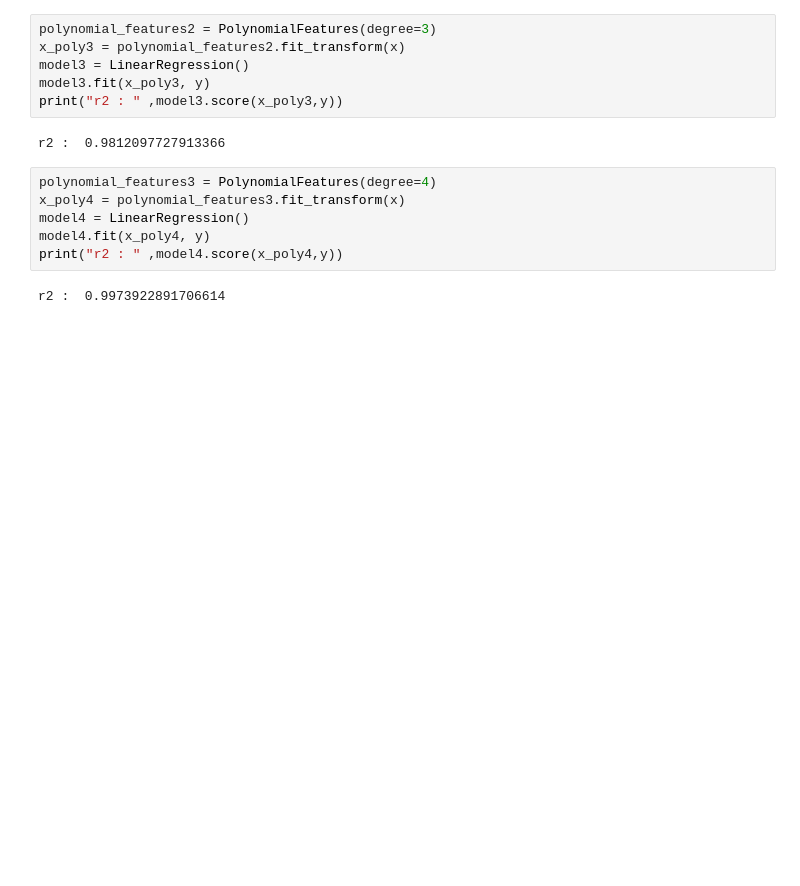
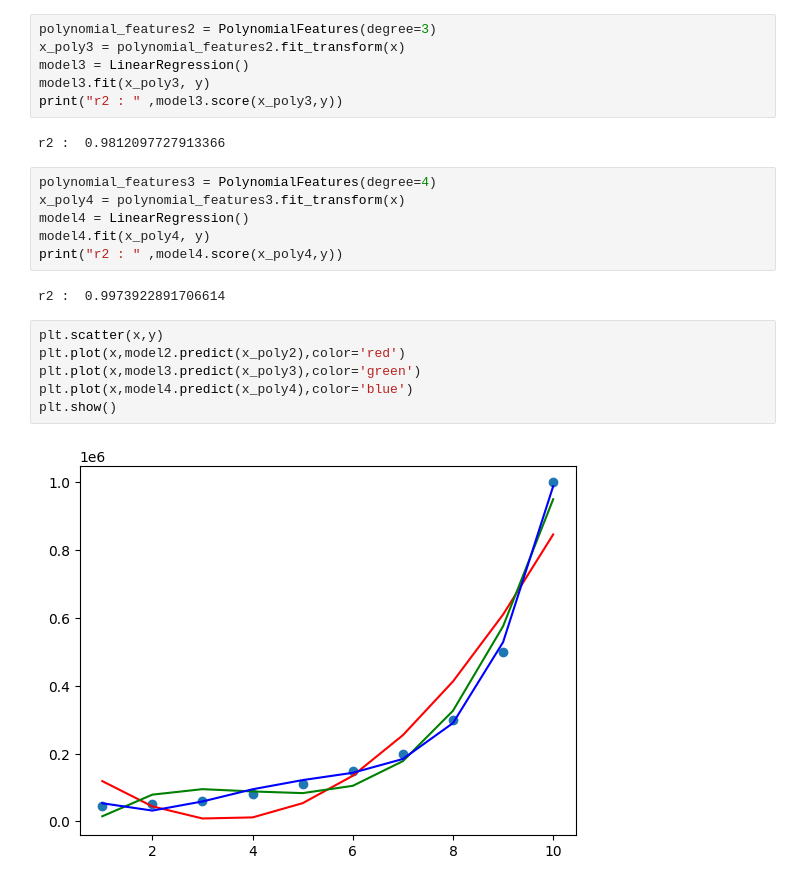
Before and after one commit to Pradishan/AI-stage-2, a Jupyter notebook: quiz2.ipynb, the cells around one changed output. Saved outputs shown, nothing was run; the diff lists cells and outputs as text; blank space fills up the shorter version.

Commit message:
comparison graph

```diff
--- a/quiz2.ipynb
+++ b/quiz2.ipynb
@@ -80,3 +80,11 @@ model4.fit(x_poly4, y)
 print("r2 : " ,model4.score(x_poly4,y))
 # %% [output]
 r2 :  0.9973922891706614
+# %%
+plt.scatter(x,y)
+plt.plot(x,model2.predict(x_poly2),color='red')
+plt.plot(x,model3.predict(x_poly3),color='green')
+plt.plot(x,model4.predict(x_poly4),color='blue')
+plt.show()
+# %% [output]
+[figure, added]
```
